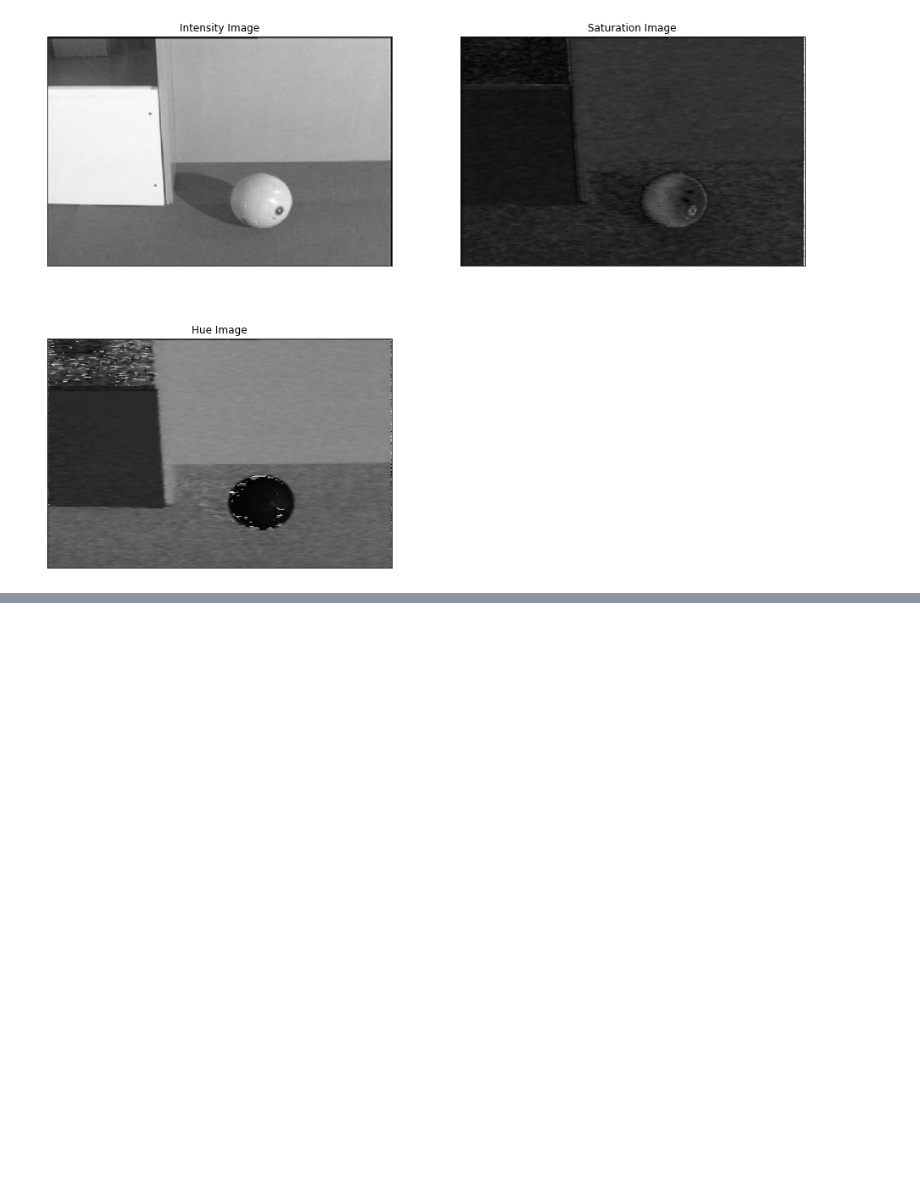
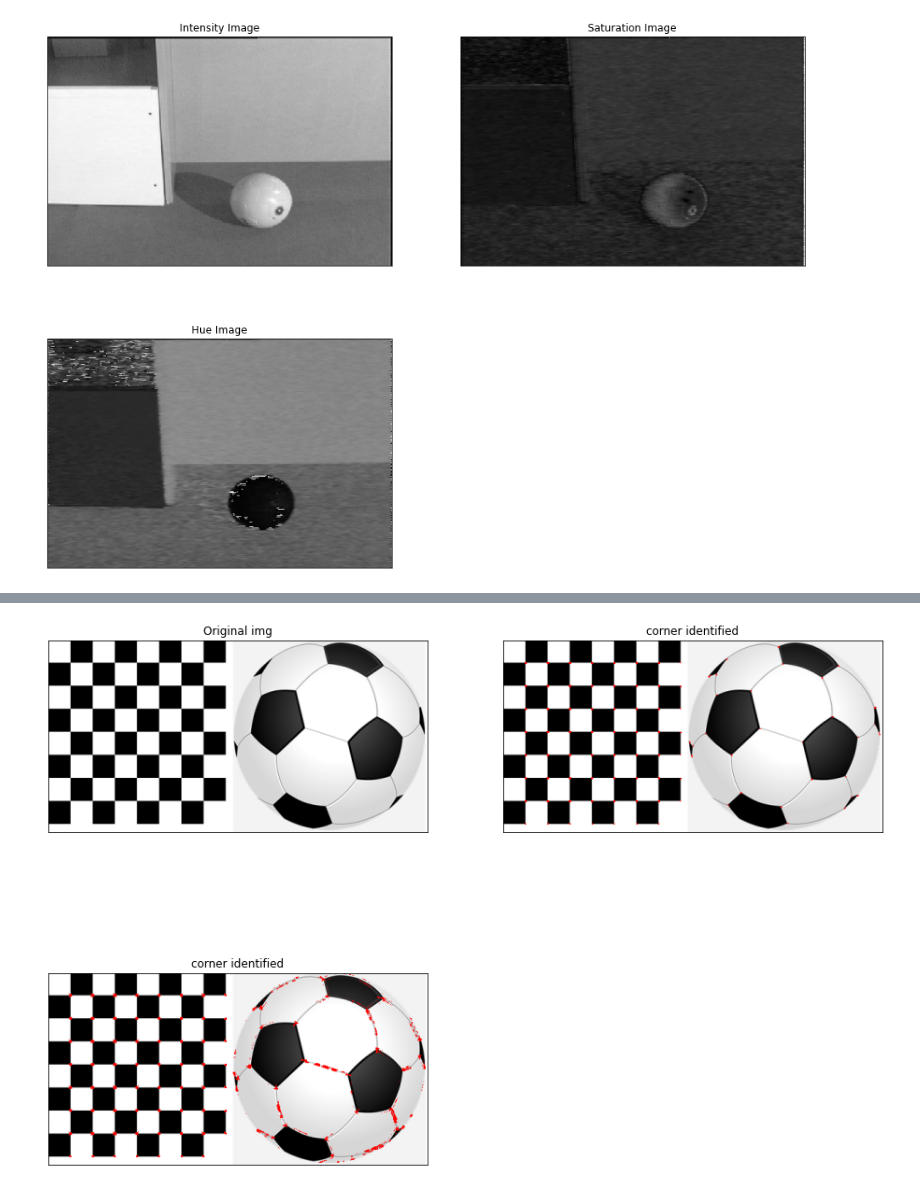
Before and after one commit to KunalMoharkar/Mid-level-Image-Processing, a Jupyter notebook: Untitled.ipynb, the cells around one changed output, grey strips where cells are left out. Drawn from its saved outputs; the diff is of its cells as text; code cells hidden in the pictures; blank space fills up the shorter version.

Commit message:
harris corners

```diff
--- a/Untitled.ipynb
+++ b/Untitled.ipynb
@@ -332,3 +332,88 @@ print(img.shape)
 (400, 600, 3)
 [figure]
 [figure]
+# %%
+def findCorners(img, window_size, k, thresh):
+    dy, dx = np.gradient(img)
+    Ixx = dx**2
+    Ixy = dy*dx
+    Iyy = dy**2
+    height = img.shape[0]
+    width = img.shape[1]
+
+    print((height,width))
+
+    cornerList = []
+    newImg = img.copy()
+    offset = int(window_size/2)
+
+
+    for y in range(offset, height-offset):
+        for x in range(offset, width-offset):
+            #Calculate sum of squares
+            windowIxx = Ixx[y-offset:y+offset+1, x-offset:x+offset+1]
+            windowIxy = Ixy[y-offset:y+offset+1, x-offset:x+offset+1]
+            windowIyy = Iyy[y-offset:y+offset+1, x-offset:x+offset+1]
+            Sxx = windowIxx.sum()
+            Sxy = windowIxy.sum()
+            Syy = windowIyy.sum()
+
+
+            det = (Sxx * Syy) - (Sxy**2)
+            trace = Sxx + Syy
+            r = det - k*(trace**2)
+
+
+            if r > thresh:
+
+                cornerList.append((y,x))
+
+                #color_img.itemset((y, x), 255)
+
+    return cornerList
+
+
+
+img = cv2.imread("images/corner_test.png")
+
+gray = cv2.cvtColor(img,cv2.COLOR_BGR2GRAY)
+gray = np.float32(gray)
+dst = cv2.cornerHarris(gray,2,3,0.04)
+
+img[dst > 0.01 * dst.max()]=[0, 0, 255]
+
+plt.figure(figsize=(16,12))
+plt.subplot(2,2,1)
+plt.imshow(gray, cmap='gray')
+plt.title('Original img')
+plt.xticks([])
+plt.yticks([])
+
+
+
+dst = cv2.cvtColor(img,cv2.COLOR_BGR2RGB)
+
+plt.subplot(2,2,2)
+plt.imshow(dst)
+plt.title('corner identified')
+plt.xticks([])
+plt.yticks([])
+
+
+cornerList = findCorners(gray,3,0.04,30000)
+
+for px in cornerList:
+
+    img[px[0],px[1],0] = 0
+    img[px[0],px[1],1] = 0
+    img[px[0],px[1],2] = 255
+
+
+
+img = cv2.cvtColor(img,cv2.COLOR_BGR2RGB)
+plt.subplot(2,2,3)
+plt.imshow(img)
+plt.title('corner identified')
+plt.xticks([])
+plt.yticks([])
+# %% [output]
@@ -334,0 +422 @@ print(img.shape)
+[figure, added]
```
Also changed, not shown: parts of 1 cell of this notebook.
